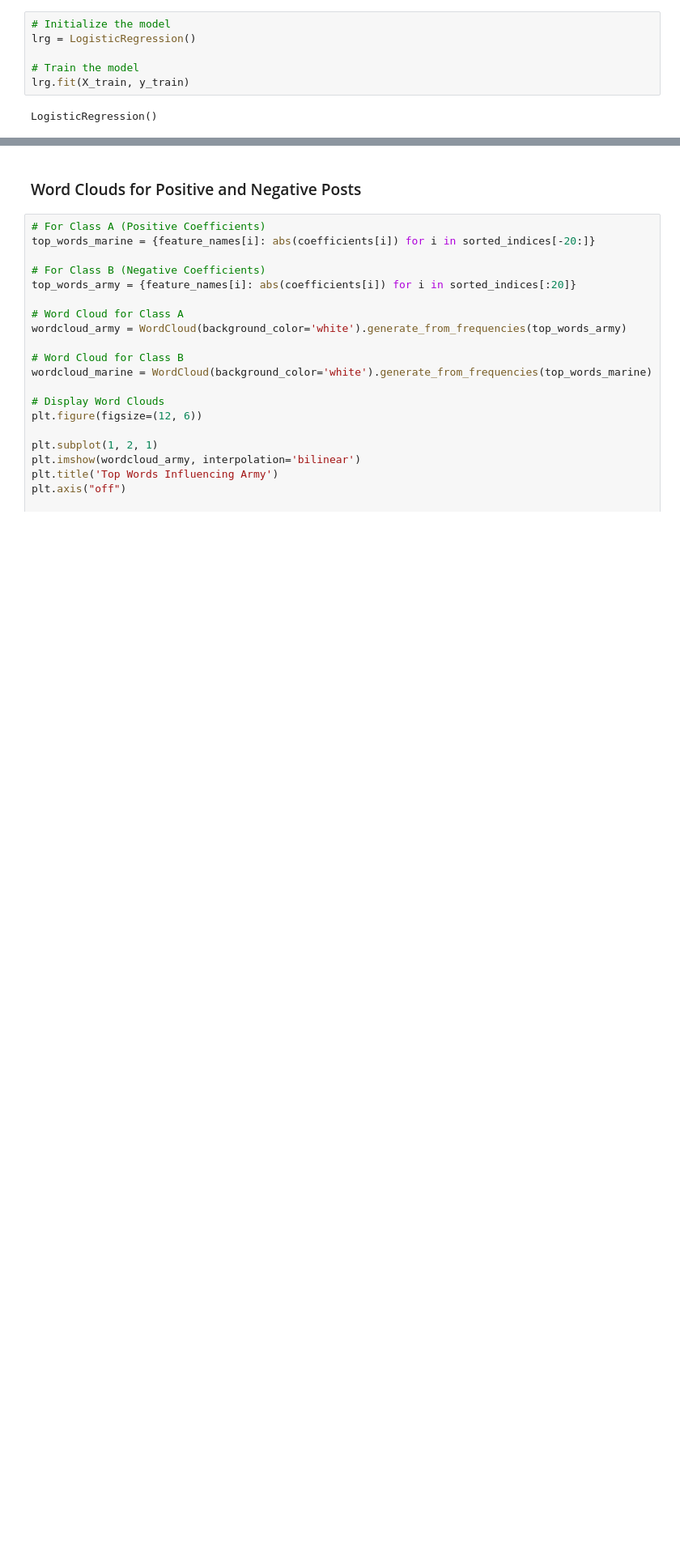
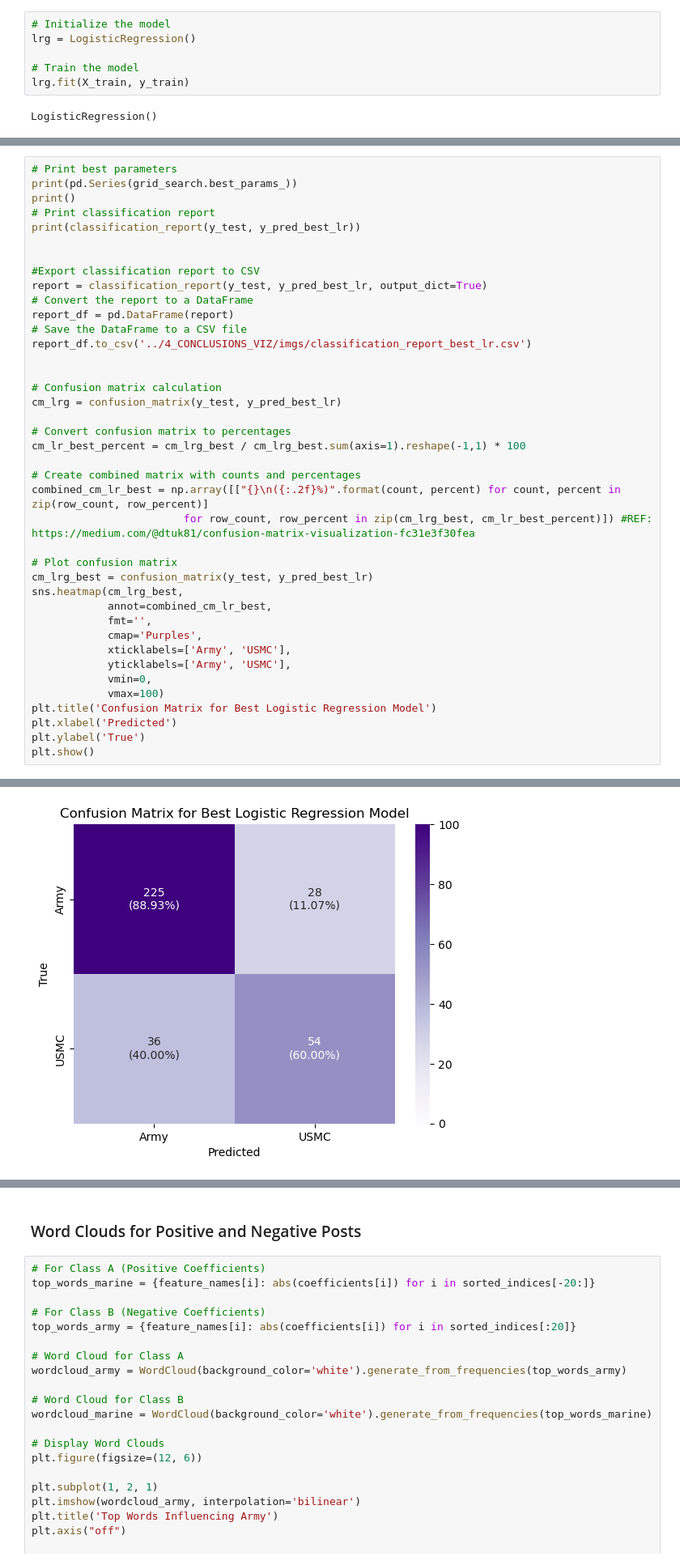
Before and after one commit to KyeraFrancis/NLP_Classification_Sentiment_analysis, a Jupyter notebook: 3_ANALYSIS/modeling_military.ipynb, the cells around one changed output, grey strips where cells are left out. Shown: that part at 81% size. Drawn from its saved outputs; the diff is of its cells as text; blank space fills up the shorter version.

```diff
--- a/3_ANALYSIS/modeling_military.ipynb
+++ b/3_ANALYSIS/modeling_military.ipynb
@@ -292,0 +279,41 @@ weighted avg       0.82      0.83      0.82       323
+# %%
+# Print best parameters
+print(pd.Series(grid_search.best_params_))
+print()
+# Print classification report
+print(classification_report(y_test, y_pred_best_lr))
+
+
+#Export classification report to CSV
+report = classification_report(y_test, y_pred_best_lr, output_dict=True)
+# Convert the report to a DataFrame
+report_df = pd.DataFrame(report)
+# Save the DataFrame to a CSV file
+report_df.to_csv('../4_CONCLUSIONS_VIZ/imgs/classification_report_best_lr.csv')
+
+
+# Confusion matrix calculation
+cm_lrg = confusion_matrix(y_test, y_pred_best_lr)
+
+# Convert confusion matrix to percentages
+cm_lr_best_percent = cm_lrg_best / cm_lrg_best.sum(axis=1).reshape(-1,1) * 100
+
+# Create combined matrix with counts and percentages
+combined_cm_lr_best = np.array([["{}\n({:.2f}%)".format(count, percent) for count, percent in zip(row_count, row_percent)]
+                        for row_count, row_percent in zip(cm_lrg_best, cm_lr_best_percent)]) #REF: https://medium.com/@dtuk81/confusion-matrix-visualization-fc31e3f30fea
+
+# Plot confusion matrix
+cm_lrg_best = confusion_matrix(y_test, y_pred_best_lr)
+sns.heatmap(cm_lrg_best,
+            annot=combined_cm_lr_best,
+            fmt='',
+            cmap='Purples',
+            xticklabels=['Army', 'USMC'],
+            yticklabels=['Army', 'USMC'],
+            vmin=0,
+            vmax=100)
+plt.title('Confusion Matrix for Best Logistic Regression Model')
+plt.xlabel('Predicted')
+plt.ylabel('True')
+plt.show()
+# %% [output]
@@ -293,3 +338,4 @@ weighted avg       0.82      0.83      0.82       323
+[figure, added]
 # %%
 # Variables
 feature_names = vectorizer.get_feature_names_out()
```
Also changed, not shown: parts of 24 cells of this notebook, 37 other files.
